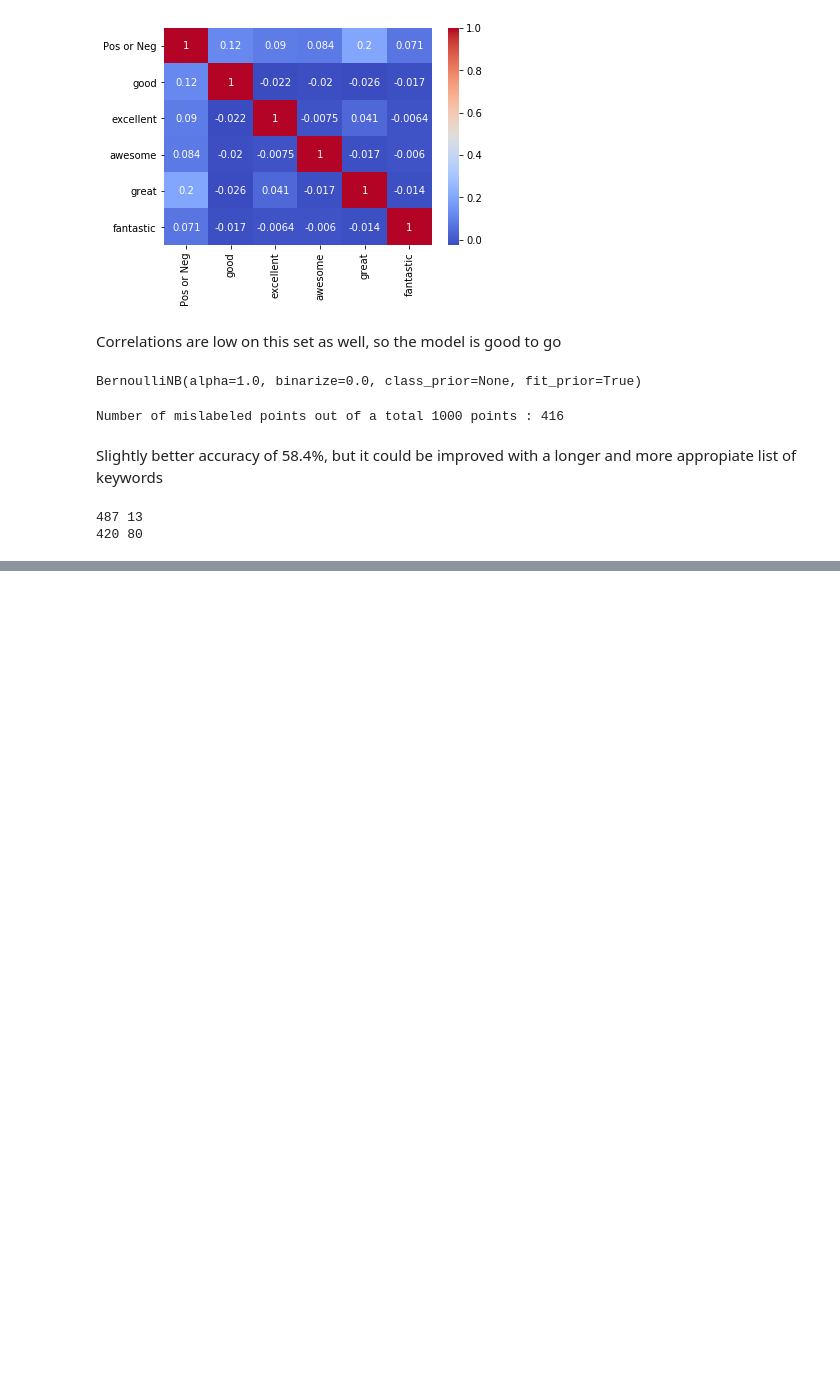
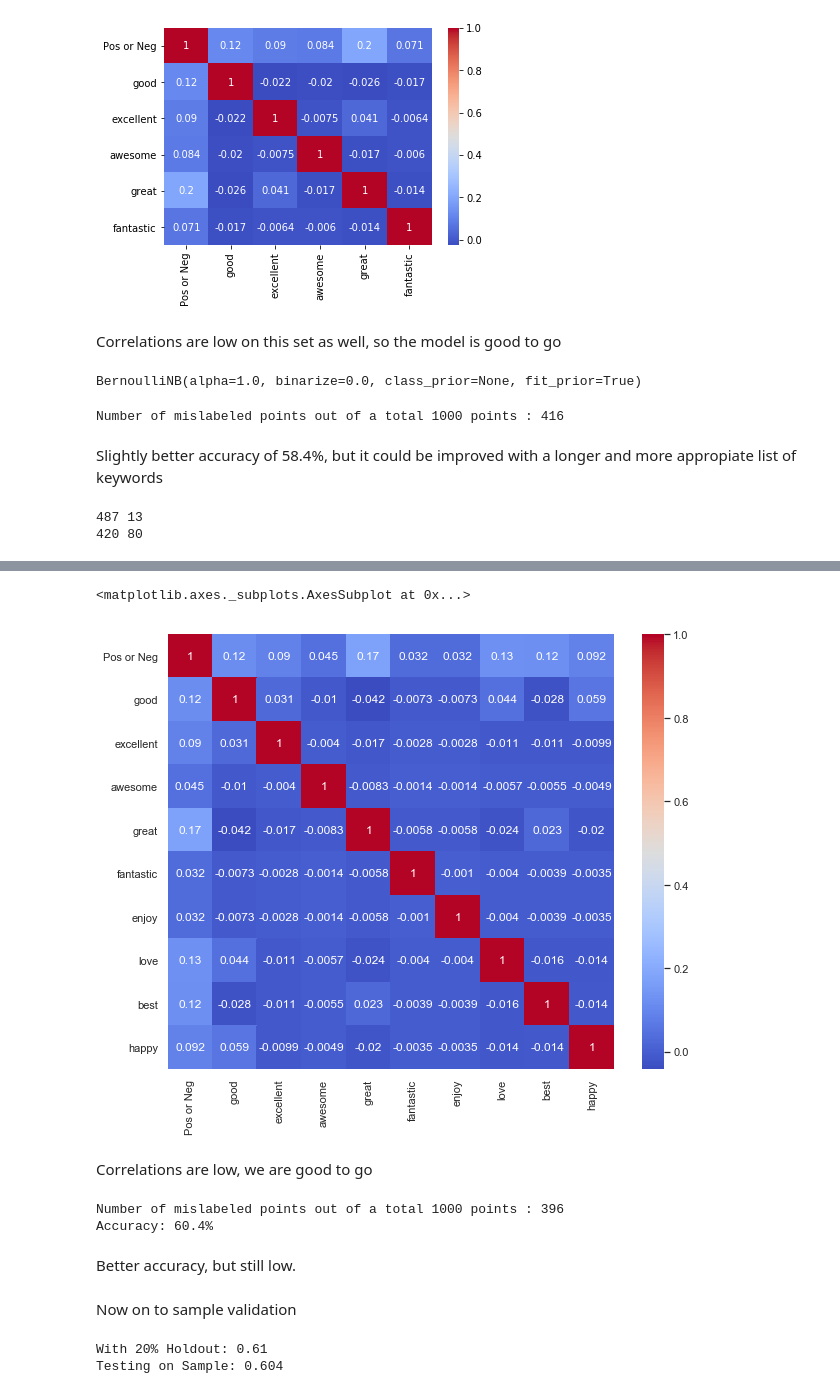
Before and after one commit to legomydiego/Thinkful-Unit-2, a Jupyter notebook: Naive Bayes Feedback Analysis.ipynb, the cells around one changed output, grey strips where cells are left out. Drawn from its saved outputs; the diff is of its cells as text; code cells hidden in the pictures; blank space fills up the shorter version.

Commit message:
Added sample and cross validation

```diff
--- a/Naive Bayes Feedback Analysis.ipynb
+++ b/Naive Bayes Feedback Analysis.ipynb
@@ -136,0 +161,34 @@ print(negative_positive,negative_negative)
+# %%
+reviews.drop('terrific', axis =1, inplace=True)
+# %%
+sns.set(style = "whitegrid", rc = {"figure.figsize": (10, 8)})
+# %%
+sns.heatmap(reviews.corr(), annot=True, cmap='coolwarm')
+# %% [output]
+<matplotlib.axes._subplots.AxesSubplot at 0x...>
+[figure, added]
+# %% [markdown]
+Correlations are low, we are good to go
+# %%
+bnb = BernoulliNB()
+data = reviews.drop(['Pos or Neg','Review'],axis=1)
+target= reviews['Pos or Neg']
+bnb.fit(data, target)
+y_pred = bnb.predict(data)
+print("Number of mislabeled points out of a total {} points : {}".format(data.shape[0], (target != y_pred).sum()))
+print('Accuracy: {}%'.format(100*(1000-(target != y_pred).sum())/data.shape[0]))
+# %% [output]
+Number of mislabeled points out of a total 1000 points : 396
+Accuracy: 60.4%
+# %% [markdown]
+Better accuracy, but still low.
+# %% [markdown]
+Now on to sample validation
+# %%
+from sklearn.model_selection import train_test_split
+X_train, X_test, y_train, y_test = train_test_split(data, target, test_size=0.2, random_state=20)
+print('With 20% Holdout: ' + str(bnb.fit(X_train, y_train).score(X_test, y_test)))
+print('Testing on Sample: ' + str(bnb.fit(data, target).score(data, target)))
+# %% [output]
+With 20% Holdout: 0.61
+Testing on Sample: 0.604
```
Also changed, not shown: parts of 12 cells of this notebook.
